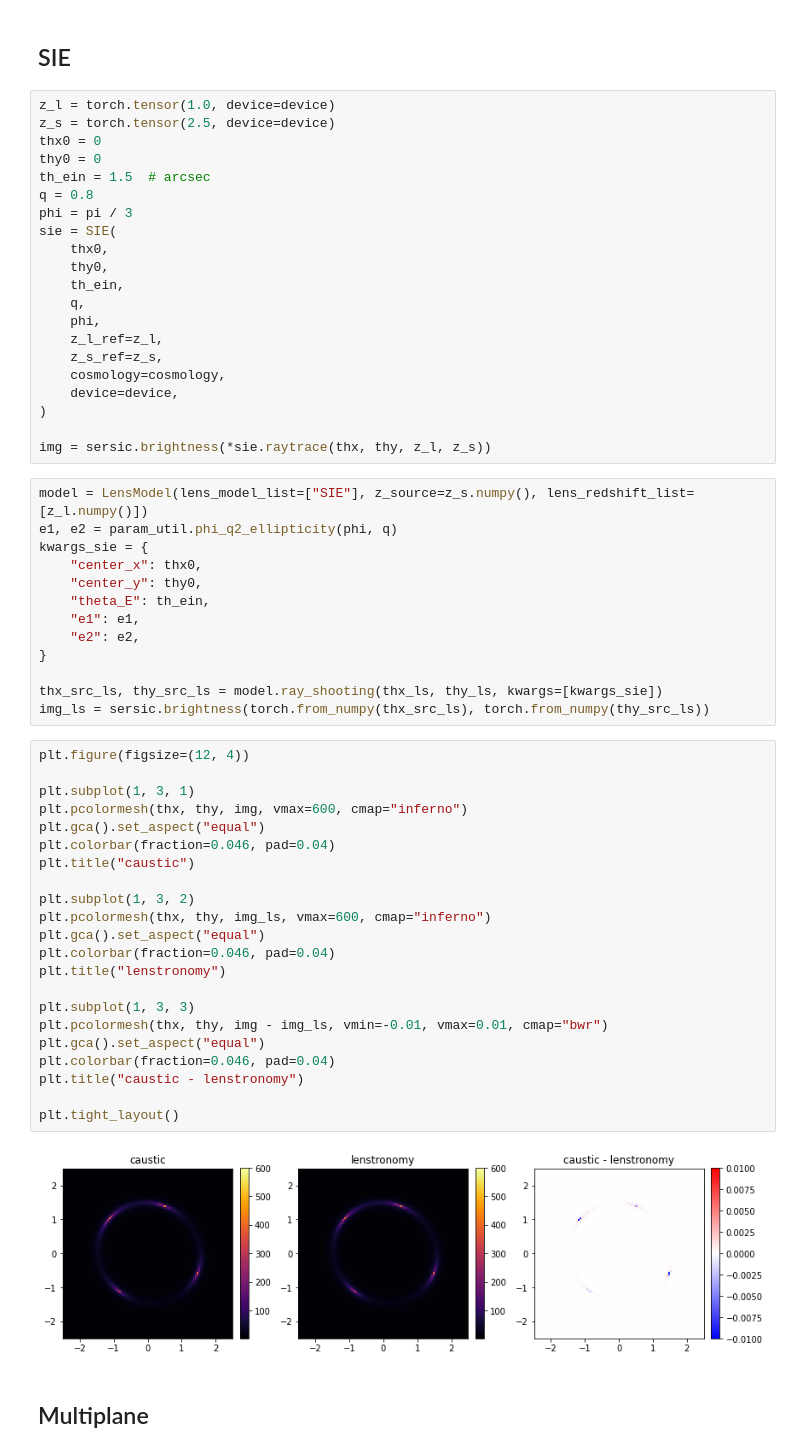
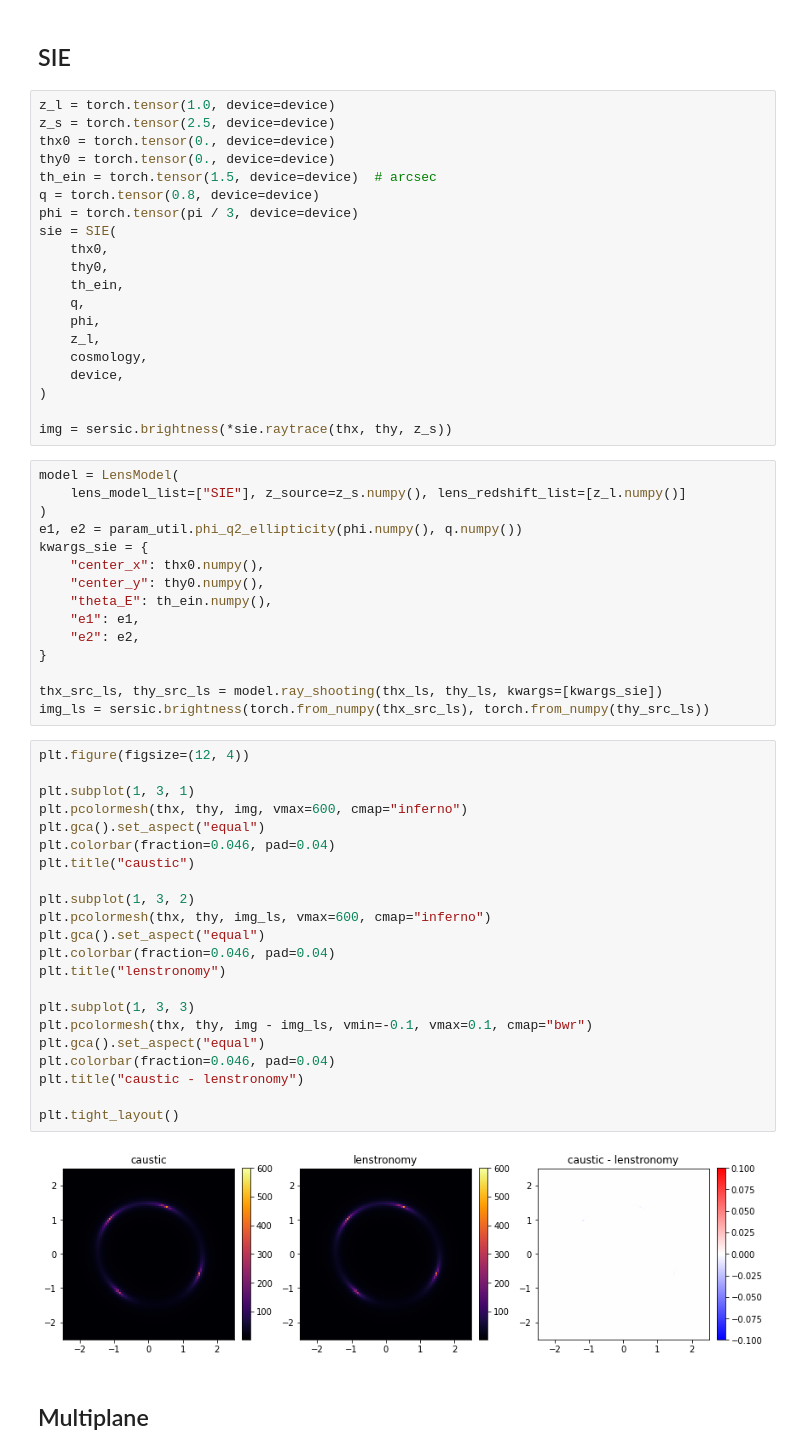
Before and after one commit to Ciela-Institute/caustics, a Jupyter notebook: notebooks/ac-03-prototyping.ipynb, the cells around one changed output. Drawn from its saved outputs; the diff is of its cells as text.

```diff
--- a/notebooks/ac-03-prototyping.ipynb
+++ b/notebooks/ac-03-prototyping.ipynb
@@ -134,31 +184,32 @@ plt.tight_layout()
 # %%
 z_l = torch.tensor(1.0, device=device)
 z_s = torch.tensor(2.5, device=device)
-thx0 = 0
-thy0 = 0
-th_ein = 1.5  # arcsec
-q = 0.8
-phi = pi / 3
+thx0 = torch.tensor(0., device=device)
+thy0 = torch.tensor(0., device=device)
+th_ein = torch.tensor(1.5, device=device)  # arcsec
+q = torch.tensor(0.8, device=device)
+phi = torch.tensor(pi / 3, device=device)
 sie = SIE(
     thx0,
     thy0,
     th_ein,
     q,
     phi,
-    z_l_ref=z_l,
-    z_s_ref=z_s,
-    cosmology=cosmology,
-    device=device,
+    z_l,
+    cosmology,
+    device,
 )
 
-img = sersic.brightness(*sie.raytrace(thx, thy, z_l, z_s))
+img = sersic.brightness(*sie.raytrace(thx, thy, z_s))
 # %%
-model = LensModel(lens_model_list=["SIE"], z_source=z_s.numpy(), lens_redshift_list=[z_l.numpy()])
-e1, e2 = param_util.phi_q2_ellipticity(phi, q)
+model = LensModel(
+    lens_model_list=["SIE"], z_source=z_s.numpy(), lens_redshift_list=[z_l.numpy()]
+)
+e1, e2 = param_util.phi_q2_ellipticity(phi.numpy(), q.numpy())
 kwargs_sie = {
-    "center_x": thx0,
-    "center_y": thy0,
-    "theta_E": th_ein,
+    "center_x": thx0.numpy(),
+    "center_y": thy0.numpy(),
+    "theta_E": th_ein.numpy(),
     "e1": e1,
     "e2": e2,
 }
@@ -168,27 +219,27 @@ img_ls = sersic.brightness(torch.from_numpy(thx_src_ls), torch.from_numpy(thy_sr
 # %%
 plt.figure(figsize=(12, 4))
 
 plt.subplot(1, 3, 1)
 plt.pcolormesh(thx, thy, img, vmax=600, cmap="inferno")
 plt.gca().set_aspect("equal")
 plt.colorbar(fraction=0.046, pad=0.04)
 plt.title("caustic")
 
 plt.subplot(1, 3, 2)
 plt.pcolormesh(thx, thy, img_ls, vmax=600, cmap="inferno")
 plt.gca().set_aspect("equal")
 plt.colorbar(fraction=0.046, pad=0.04)
 plt.title("lenstronomy")
 
 plt.subplot(1, 3, 3)
-plt.pcolormesh(thx, thy, img - img_ls, vmin=-0.01, vmax=0.01, cmap="bwr")
+plt.pcolormesh(thx, thy, img - img_ls, vmin=-0.1, vmax=0.1, cmap="bwr")
 plt.gca().set_aspect("equal")
 plt.colorbar(fraction=0.046, pad=0.04)
 plt.title("caustic - lenstronomy")
 
 plt.tight_layout()
 # %% [output]
-[figure, old version]
+[figure, new version]
 # %% [markdown]
 ## Multiplane
 # %% [markdown]
```
Also changed, not shown: parts of 35 cells of this notebook.
